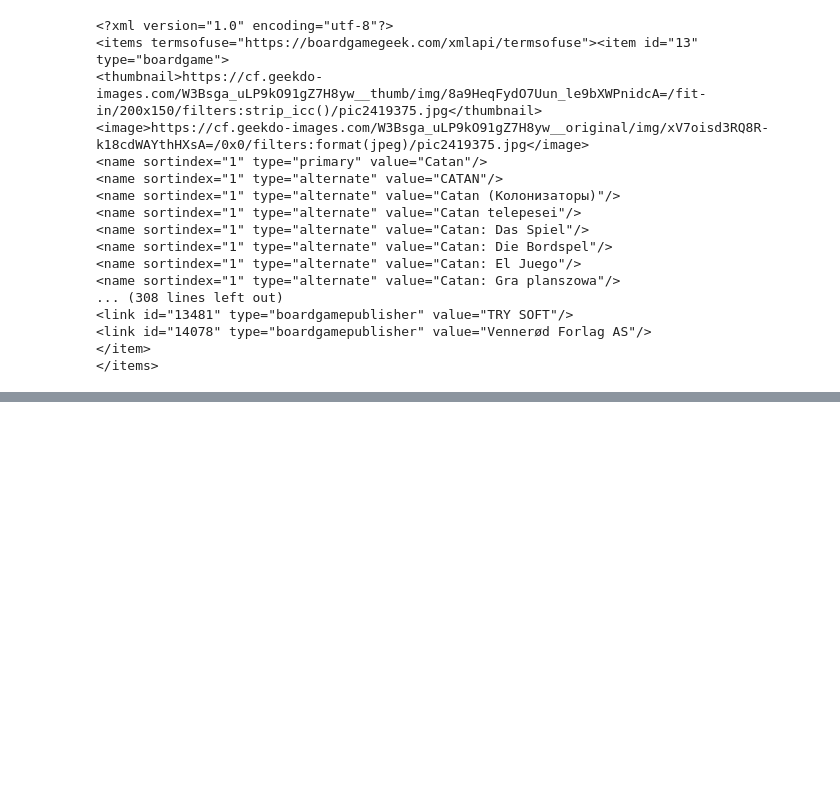
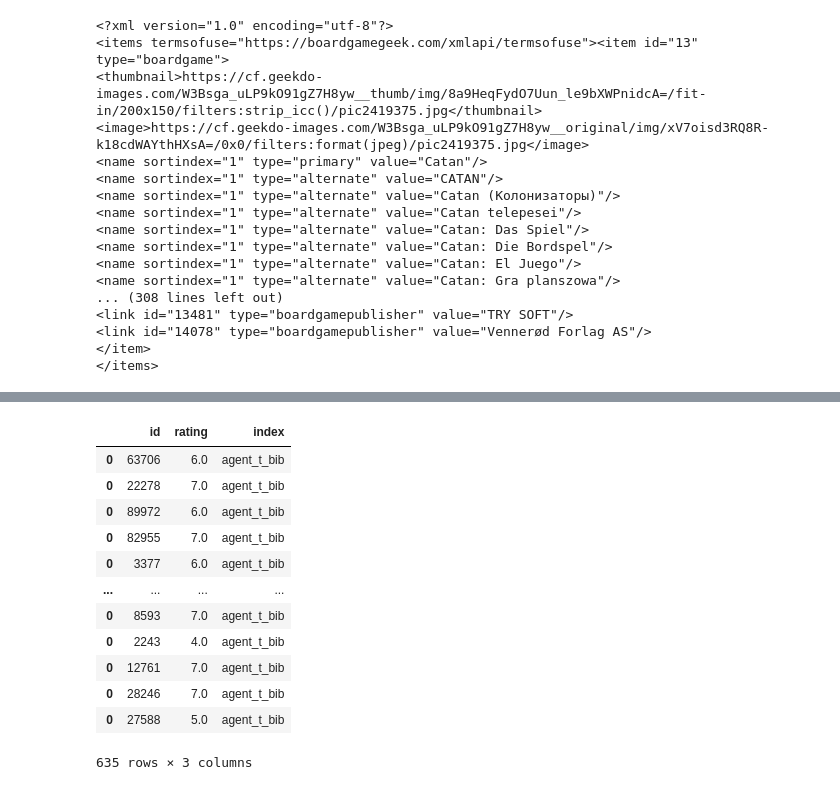
Before and after one commit to MarshallKrakauer/BGGAnalysis, a Jupyter notebook: BGG API.ipynb, the cells around one changed output, grey strips where cells are left out. Cells and saved outputs as stored; diff of their text form; code cells hidden in the pictures; blank space fills up the shorter version.

Commit message:
put user ratings into df

```diff
--- a/BGG API.ipynb
+++ b/BGG API.ipynb
@@ -180,0 +191,57 @@ s
+# %%
+def get_user_ratings(username):
+    error_message = ['\n\tYour request for this collection has been accepted and will be processed.  Please try again later for access.\n']
+
+    got_data = False
+    # Make API call to get XML data
+    while not got_data:
+        params = {'username' : username, 'type': 'boardgame', 'rated' : '1', 'brief' : '1', 'stats' : '1'}
+        response = requests.get('https://www.boardgamegeek.com/xmlapi2/collection?', params)
+        s = BeautifulSoup(response.text, "xml")
+
+        try:
+            s.find('message').contents
+        except AttributeError:
+            got_data = True
+        finally:
+            time.sleep(1)
+
+    # Initialize dataframe
+    rating_df = pd.DataFrame(columns = ['id', 'rating'])
+
+    # Loop through and output ratings to a dataframe
+    for i in s.find_all('item'):
+        game_id = i['objectid']
+
+        # Make a soup out of the item info to extract rating
+        inner_soup = BeautifulSoup(str(i))
+        rv = inner_soup.find('stats')
+        inner_soup2 = BeautifulSoup(str(rv))
+        rating = inner_soup2.find('rating')
+        rating = float(rating['value'])
+
+        # Append rating to df
+        temp_df = pd.DataFrame([[game_id,rating]], columns = ['id', 'rating'])
+        rating_df = rating_df.append(temp_df)
+
+    rating_df['index'] = username
+    rating_df.rename({'index' :'username'}, inplace=True)
+
+    return rating_df
+# %%
+test_df = get_user_ratings('agent_t_bib')
+test_df
+# %% [output]
+|  | id | rating | index |
+| 0 | 63706 | 6.0 | agent_t_bib |
+| 0 | 22278 | 7.0 | agent_t_bib |
+| 0 | 89972 | 6.0 | agent_t_bib |
+| 0 | 82955 | 7.0 | agent_t_bib |
+| 0 | 3377 | 6.0 | agent_t_bib |
+| ... | ... | ... | ... |
+| 0 | 8593 | 7.0 | agent_t_bib |
+| 0 | 2243 | 4.0 | agent_t_bib |
+| 0 | 12761 | 7.0 | agent_t_bib |
+| 0 | 28246 | 7.0 | agent_t_bib |
+| 0 | 27588 | 5.0 | agent_t_bib |
+635 rows × 3 columns
```
Also changed, not shown: parts of 5 cells of this notebook.
